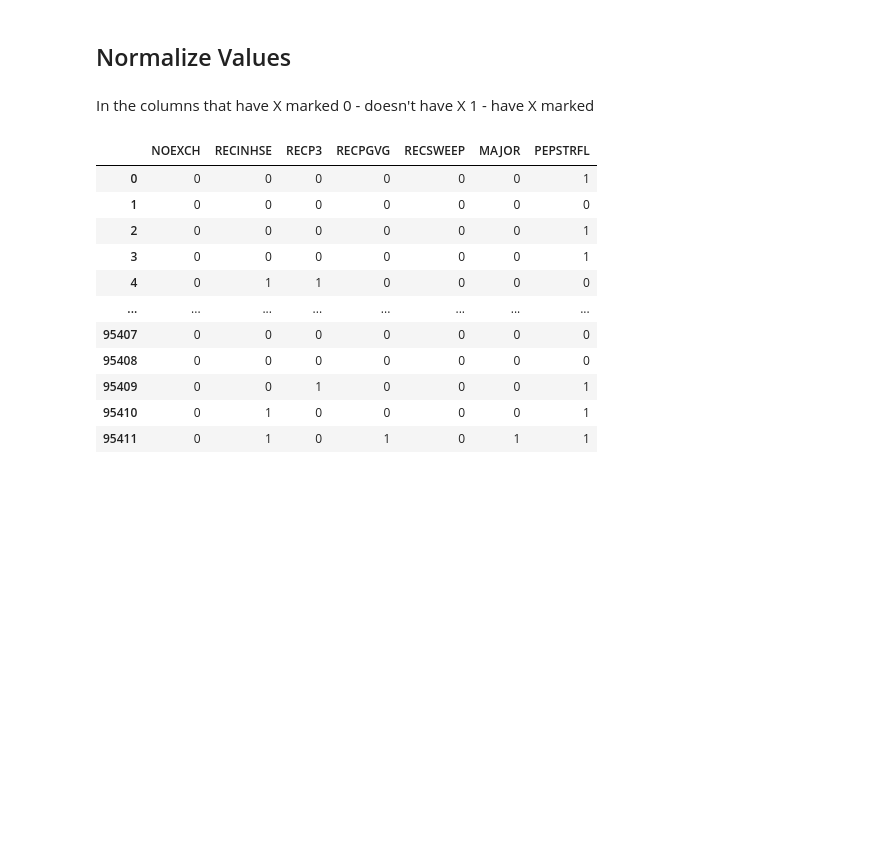
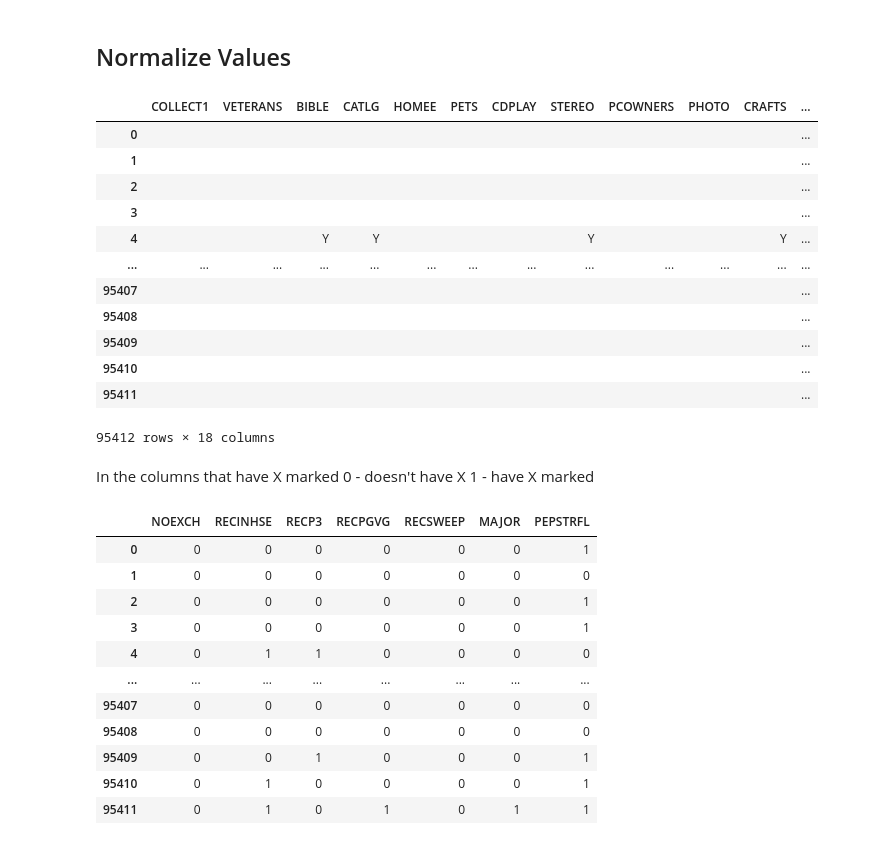
Before and after one commit to its-pedrofonseca/Data-Mining-Project, a Jupyter notebook: Projeto.ipynb, the cells around one changed output. Saved outputs shown, nothing was run; the diff lists cells and outputs as text; code cells hidden in the pictures; blank space fills up the shorter version.

```diff
--- a/Projeto.ipynb
+++ b/Projeto.ipynb
@@ -82,6 +82,23 @@ data.describe(include="all")  # try with all and without all
 | max | NaN | NaN | 72002.000000 | NaN | NaN | NaN | NaN | NaN | NaN | NaN | NaN | ... |
 # %% [markdown]
 ## Normalize Values
+# %%
+Y_Values=["COLLECT1","VETERANS","BIBLE","CATLG","HOMEE","PETS","CDPLAY","STEREO","PCOWNERS","PHOTO","CRAFTS","FISHER","GARDENIN","BOATS","WALKER","KIDSTUFF","CARDS","PLATES"]
+data[Y_Values]
+# %% [output]
+|  | COLLECT1 | VETERANS | BIBLE | CATLG | HOMEE | PETS | CDPLAY | STEREO | PCOWNERS | PHOTO | CRAFTS | ... |
+| 0 |  |  |  |  |  |  |  |  |  |  |  | ... |
+| 1 |  |  |  |  |  |  |  |  |  |  |  | ... |
+| 2 |  |  |  |  |  |  |  |  |  |  |  | ... |
+| 3 |  |  |  |  |  |  |  |  |  |  |  | ... |
+| 4 |  |  | Y | Y |  |  |  | Y |  |  | Y | ... |
+| ... | ... | ... | ... | ... | ... | ... | ... | ... | ... | ... | ... | ... |
+| 95407 |  |  |  |  |  |  |  |  |  |  |  | ... |
+| 95408 |  |  |  |  |  |  |  |  |  |  |  | ... |
+| 95409 |  |  |  |  |  |  |  |  |  |  |  | ... |
+| 95410 |  |  |  |  |  |  |  |  |  |  |  | ... |
+| 95411 |  |  |  |  |  |  |  |  |  |  |  | ... |
+95412 rows × 18 columns
 # %% [markdown]
 In the columns that have X marked
 0 - doesn't have X
```
Also changed, not shown: parts of 7 cells of this notebook.
